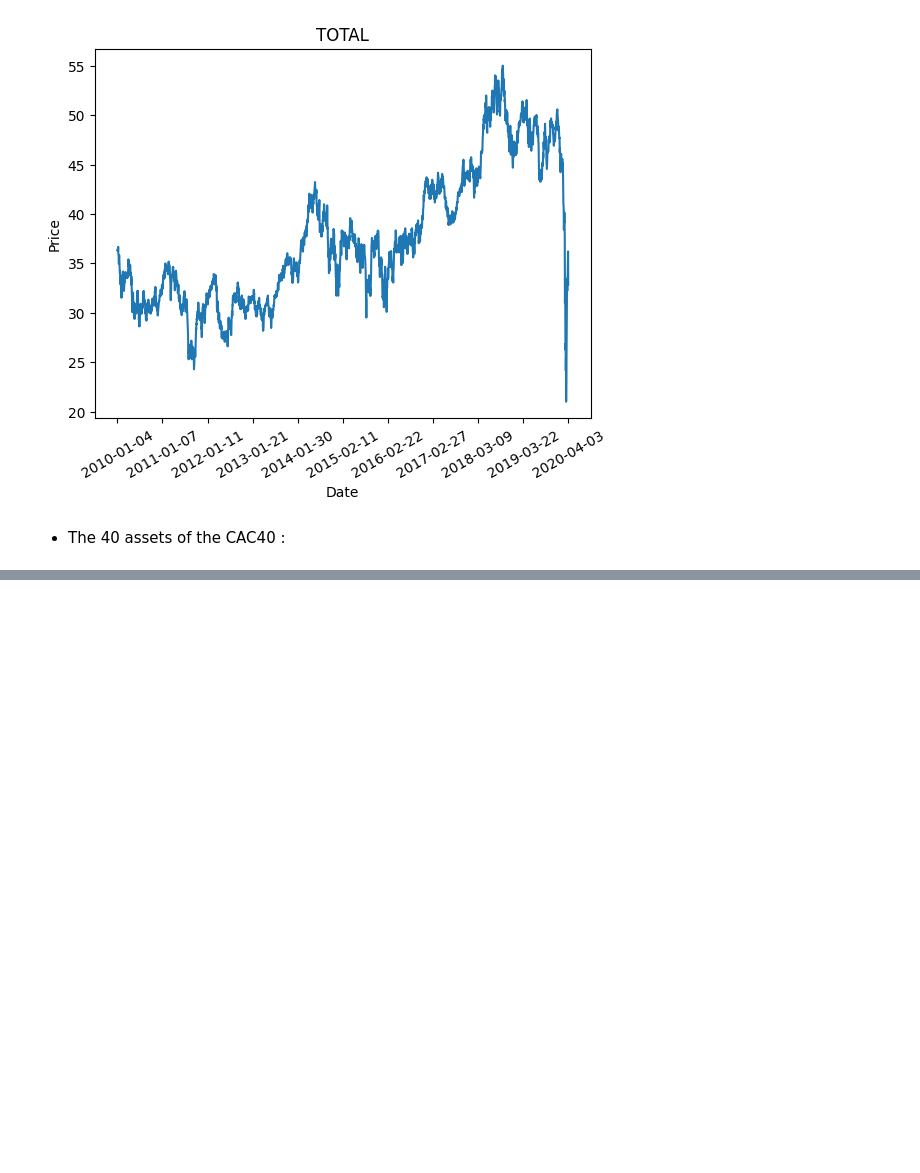
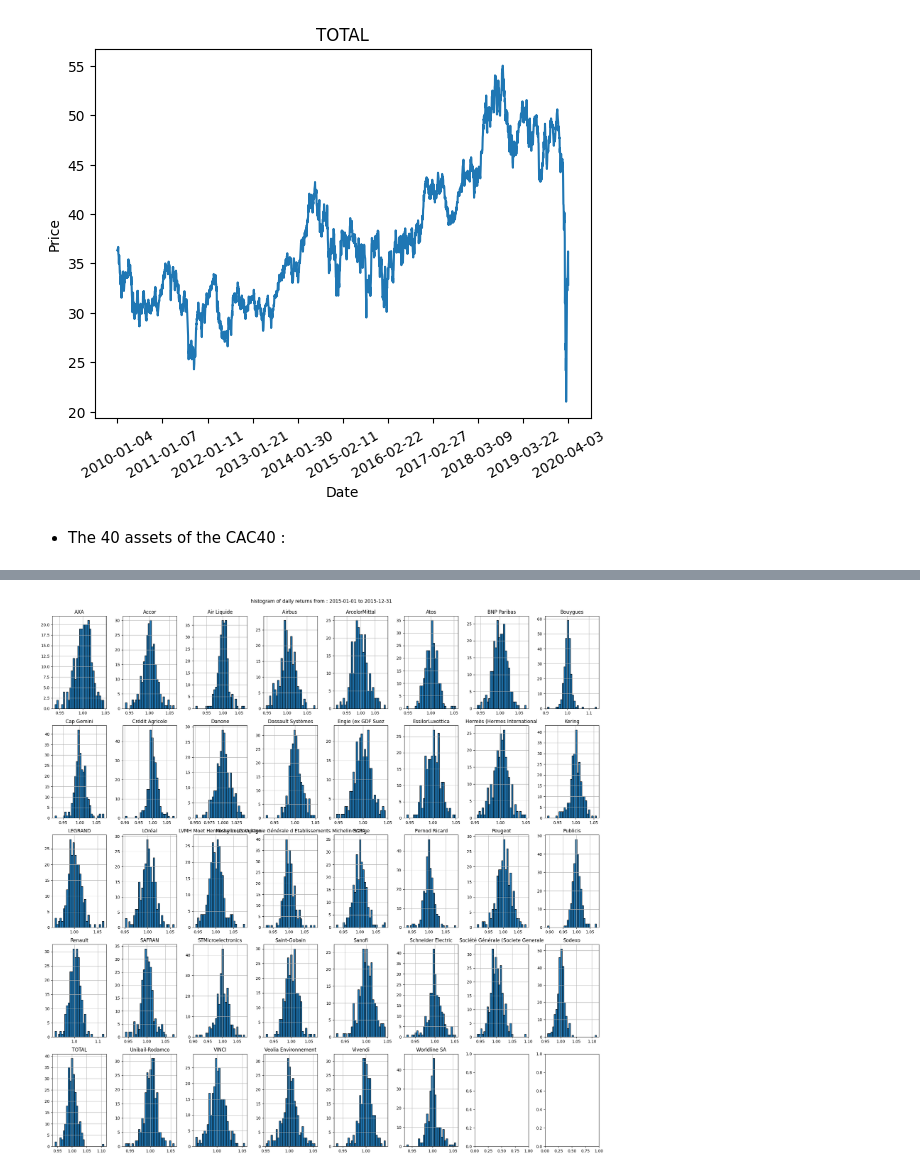
Before and after one commit to hedsto/Markovitz-Efficient-Portofolio-CAPM, a Jupyter notebook: markovitz_efficient_portfolio_optimization.ipynb, the cells around one changed output, grey strips where cells are left out. Drawn from its saved outputs; the diff is of its cells as text; code cells hidden in the pictures; blank space fills up the shorter version.

```diff
--- a/markovitz_efficient_portfolio_optimization.ipynb
+++ b/markovitz_efficient_portfolio_optimization.ipynb
@@ -146,0 +133,27 @@ Worldline SA
+# %%
+start_date = "2015-01-01"
+end_date = "2015-12-31"
+
+CAC40_year = CAC40[(CAC40.Date >= start_date) & (CAC40.Date <= end_date)].reset_index(drop = True)
+
+CAC40_daily_return = CAC40_year.iloc[:,1:].pct_change() + 1
+CAC40_daily_return = CAC40_daily_return.drop(0).reset_index(drop=True, inplace=False)
+# %%
+
+fig, axs = plt.subplots(5, 8, figsize=(20, 20))
+
+for i, asset in enumerate(CAC40_daily_return.columns):
+    row = i // 8
+    col = i % 8
+    axs[row, col].hist(CAC40_daily_return[asset].dropna(), bins=30, edgecolor='black')
+    axs[row, col].set_title(f'{asset}')
+    axs[row, col].grid(True)
+
+plt.tight_layout()
+
+plt.suptitle('histogram of daily returns from : ' + start_date + ' to ' + end_date)
+plt.subplots_adjust(top=0.95)
+
+plt.show()
+# %% [output]
+[figure, added]
```
Also changed, not shown: parts of 26 cells of this notebook.
